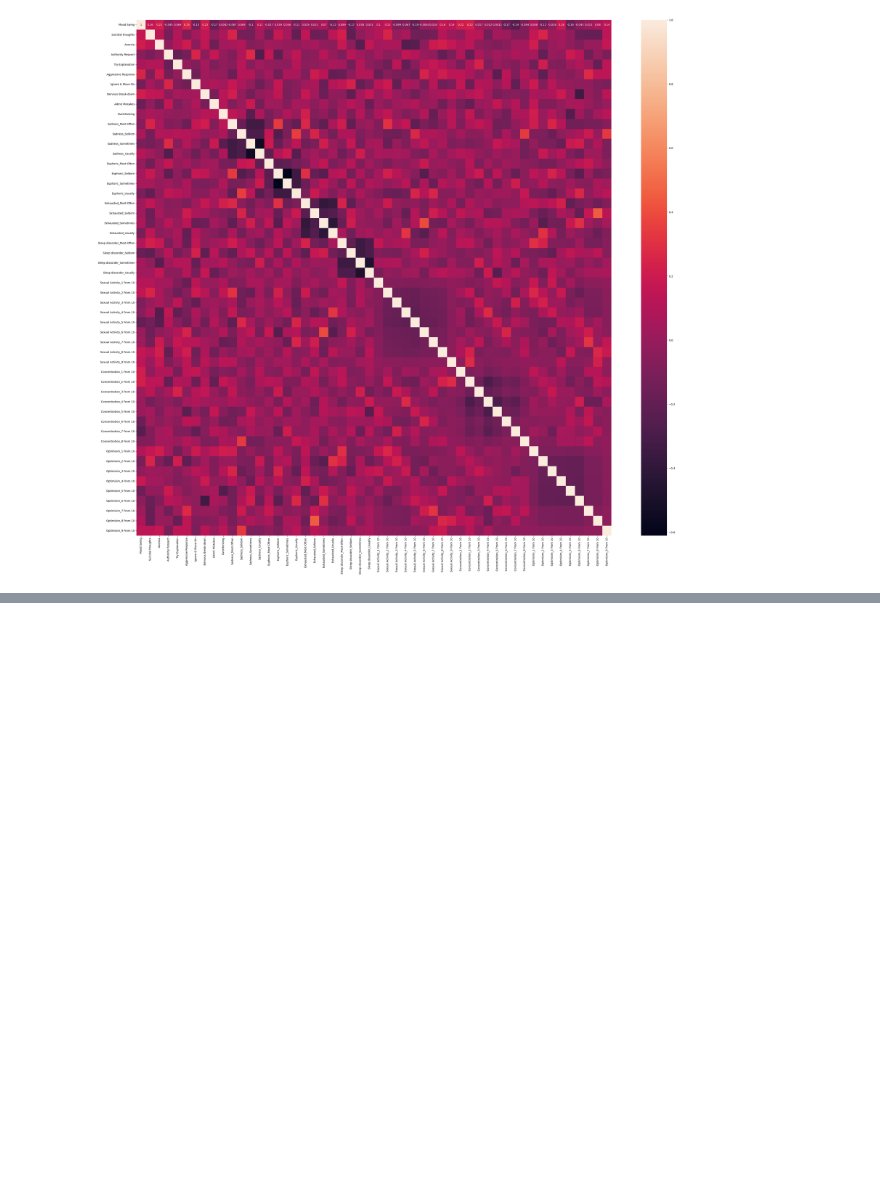
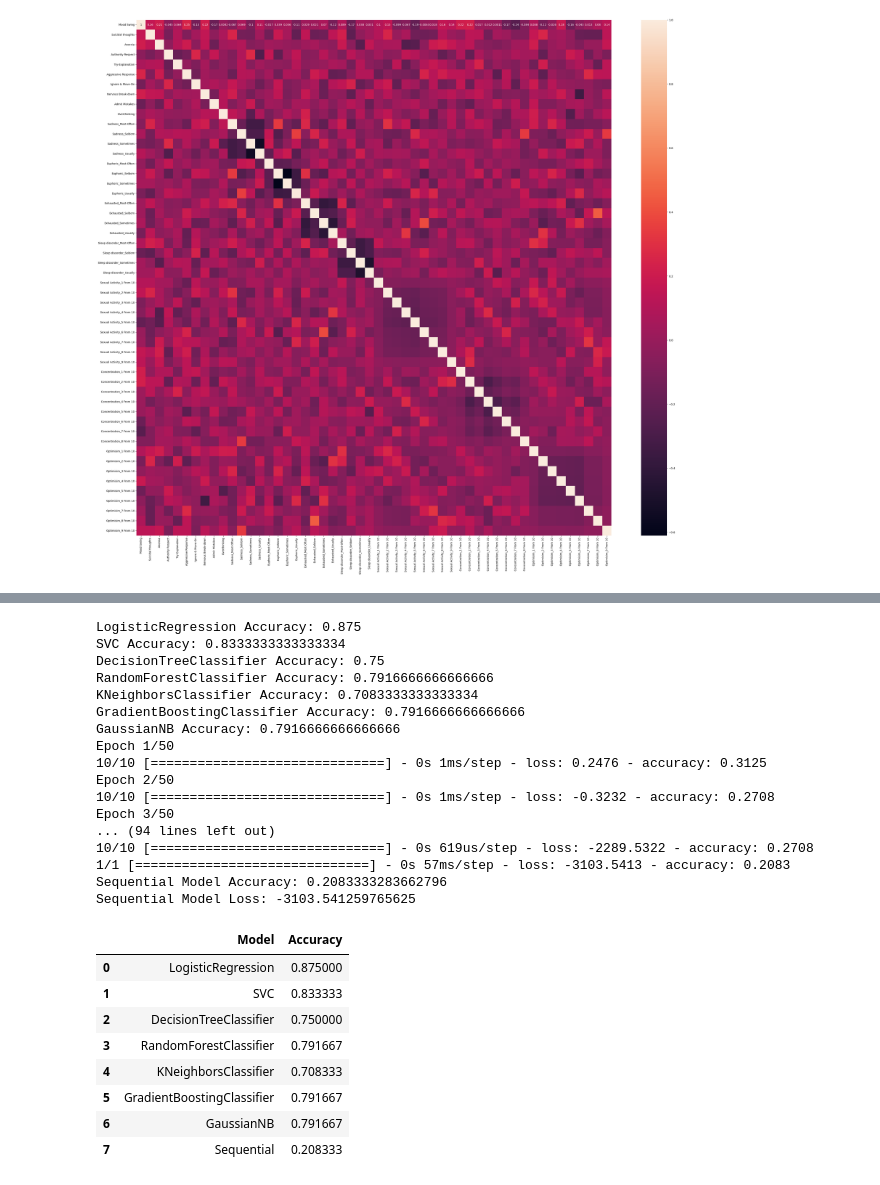
Before and after one commit to MaukanMir/Mental-Disorder-Classification, a Jupyter notebook: training.ipynb, the cells around one changed output, grey strips where cells are left out. Cells and saved outputs as stored; diff of their text form; code cells hidden in the pictures; blank space fills up the shorter version.

```diff
--- a/training.ipynb
+++ b/training.ipynb
@@ -238,3 +254,43 @@ Sequential Model Loss: -1911.18310546875
 | 5 | GradientBoostingClassifier | 0.791667 |
 | 6 | GaussianNB | 0.750000 |
 | 7 | Sequential | 0.250000 |
+# %%
+le = LabelEncoder()
+
+y_encoded = le.fit_transform(y)
+
+X_train, X_test, y_train_encoded, y_test_encoded = train_test_split(X, y_encoded, test_size=0.2, random_state=42)
+
+scaler = MinMaxScaler()
+
+X_train_scaled, X_test_scaled = scaler.fit_transform(X_train), scaler.transform(X_test)
+
+models = run_all_models(X_train_scaled, X_test_scaled, y_train_encoded, y_test_encoded)
+models
+# %% [output]
+LogisticRegression Accuracy: 0.875
+SVC Accuracy: 0.8333333333333334
+DecisionTreeClassifier Accuracy: 0.75
+RandomForestClassifier Accuracy: 0.7916666666666666
+KNeighborsClassifier Accuracy: 0.7083333333333334
+GradientBoostingClassifier Accuracy: 0.7916666666666666
+GaussianNB Accuracy: 0.7916666666666666
+Epoch 1/50
+10/10 [==============================] - 0s 1ms/step - loss: 0.2476 - accuracy: 0.3125
+Epoch 2/50
+10/10 [==============================] - 0s 1ms/step - loss: -0.3232 - accuracy: 0.2708
+Epoch 3/50
+... (94 lines left out)
+10/10 [==============================] - 0s 619us/step - loss: -2289.5322 - accuracy: 0.2708
+1/1 [==============================] - 0s 57ms/step - loss: -3103.5413 - accuracy: 0.2083
+Sequential Model Accuracy: 0.2083333283662796
+Sequential Model Loss: -3103.541259765625
+|  | Model | Accuracy |
+| 0 | LogisticRegression | 0.875000 |
+| 1 | SVC | 0.833333 |
+| 2 | DecisionTreeClassifier | 0.750000 |
+| 3 | RandomForestClassifier | 0.791667 |
+| 4 | KNeighborsClassifier | 0.708333 |
+| 5 | GradientBoostingClassifier | 0.791667 |
+| 6 | GaussianNB | 0.791667 |
+| 7 | Sequential | 0.208333 |
```
Also changed, not shown: parts of 3 cells of this notebook.
